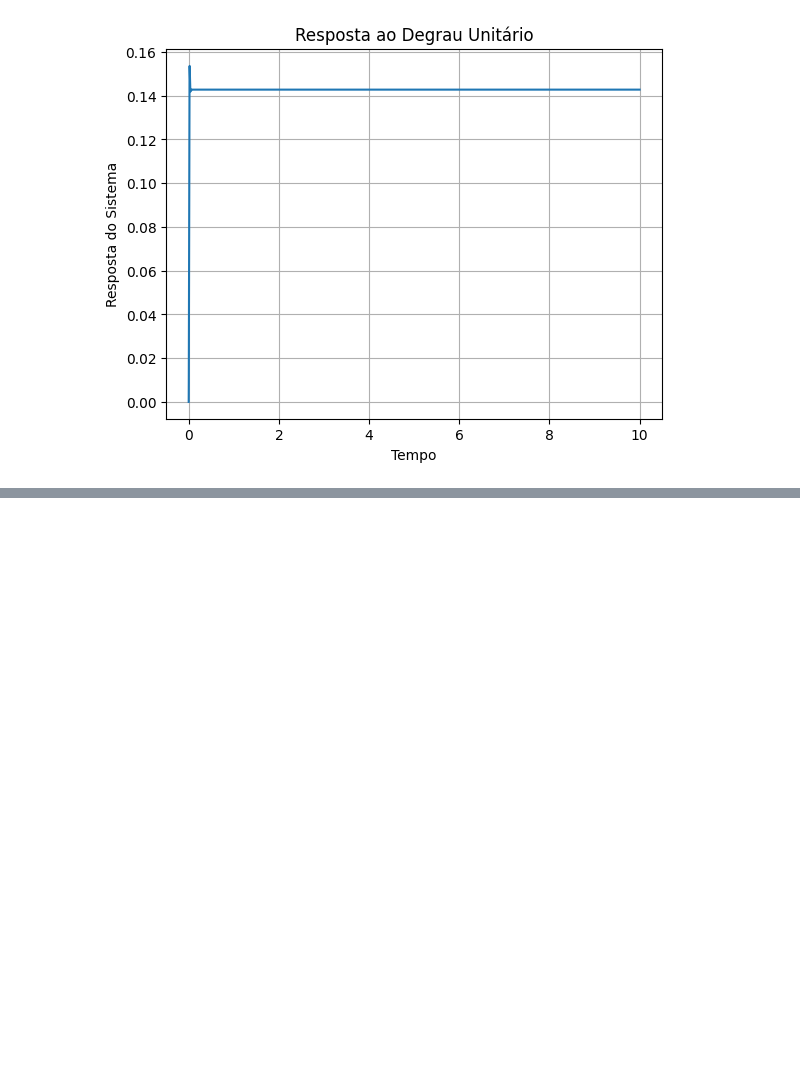
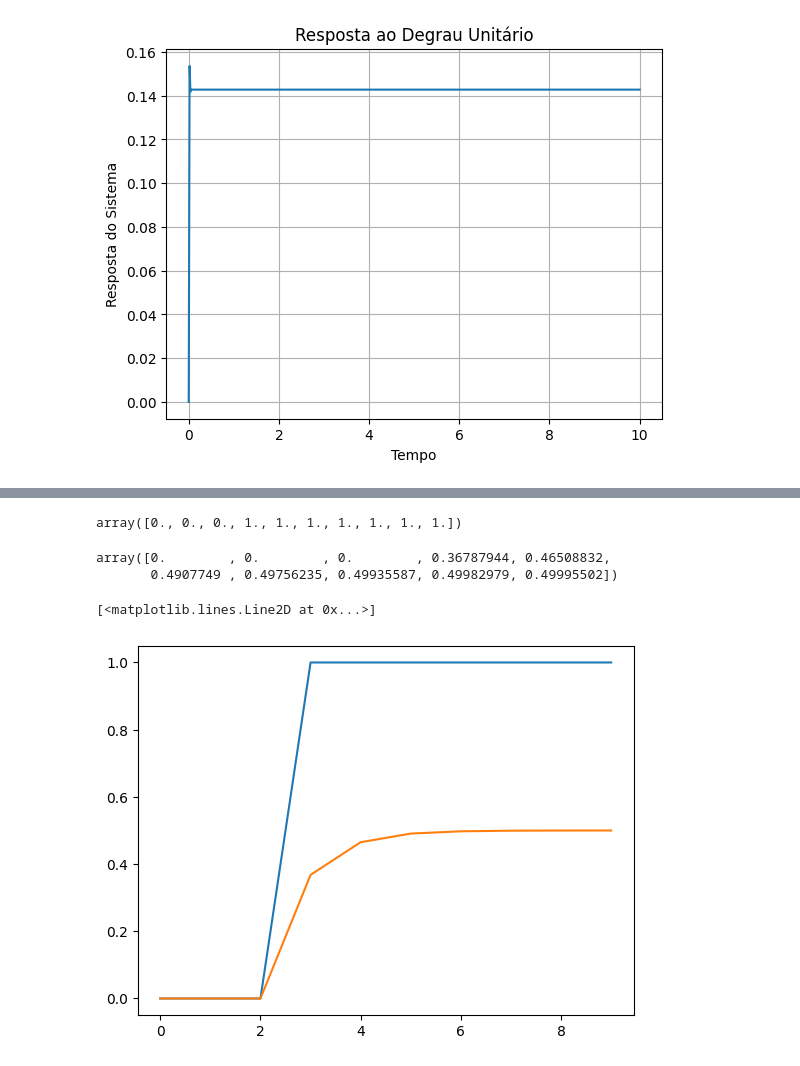
Before and after one commit to MatheusCascalho/distributed_systems, a Jupyter notebook: analyse_motor.ipynb, the cells around one changed output, grey strips where cells are left out. Saved outputs shown, nothing was run; the diff lists cells and outputs as text; code cells hidden in the pictures; blank space fills up the shorter version.

```diff
--- a/analyse_motor.ipynb
+++ b/analyse_motor.ipynb
@@ -149,0 +232,15 @@ for motor in motors:
+# %%
+input_history
+# %% [output]
+array([0., 0., 0., 1., 1., 1., 1., 1., 1., 1.])
+# %%
+output_history
+# %% [output]
+array([0.        , 0.        , 0.        , 0.36787944, 0.46508832,
+       0.4907749 , 0.49756235, 0.49935587, 0.49982979, 0.49995502])
+# %%
+plt.plot(input_history)
+plt.plot(output_history)
+# %% [output]
+[<matplotlib.lines.Line2D at 0x...>]
+[figure, added]
```
Also changed, not shown: parts of 5 cells of this notebook.
